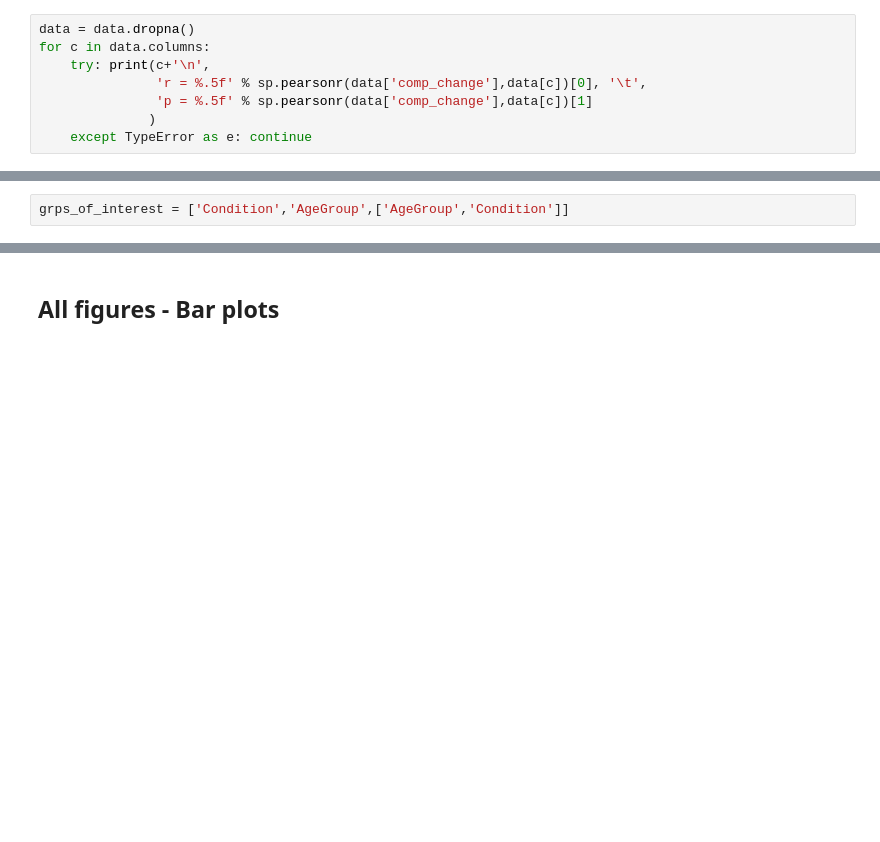
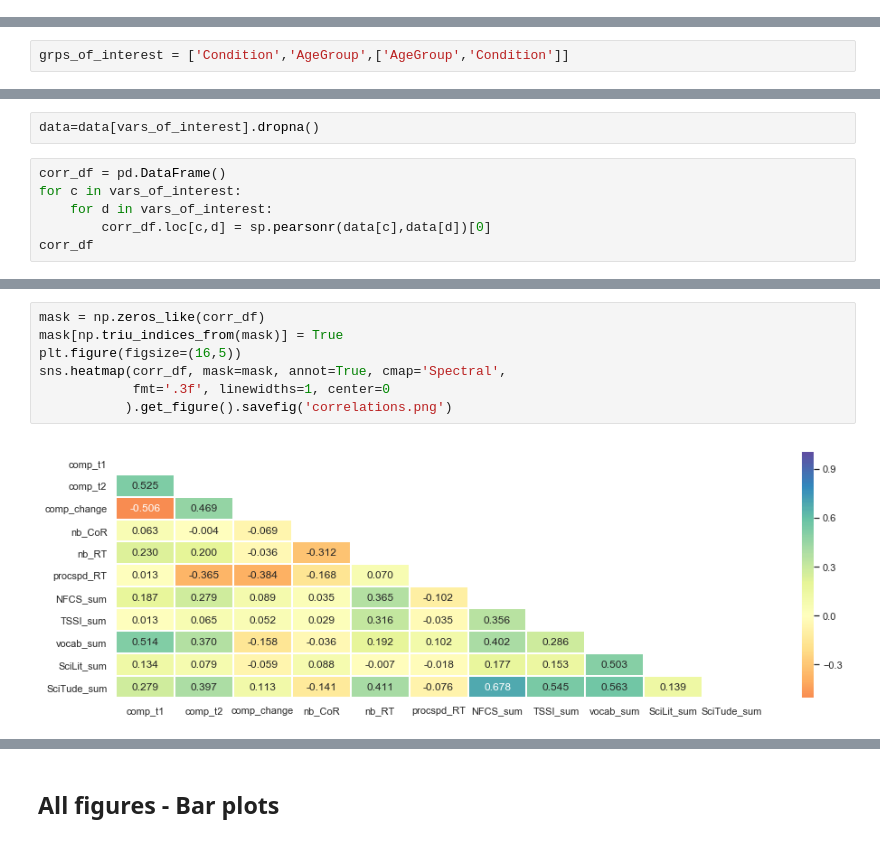
Before and after one commit to lighthall-lab/scilearn, a Jupyter notebook: 1.1.analysis.ipynb, the cells around one changed output, grey strips where cells are left out. Cells and saved outputs as stored; diff of their text form; blank space fills up the shorter version.

Commit message:
data update, testing correlation consistency

```diff
--- a/1.1.analysis.ipynb
+++ b/1.1.analysis.ipynb
@@ -75,8 +69,0 @@ Name: comp_change, dtype: float64
-# %%
-data = data.dropna()
-for c in data.columns:
-    try: print(c+'\n',
-               'r = %.5f' % sp.pearsonr(data['comp_change'],data[c])[0], '\t',
-               'p = %.5f' % sp.pearsonr(data['comp_change'],data[c])[1]
-              )
-    except TypeError as e: continue
@@ -108,0 +83,8 @@ grps_of_interest = ['Condition','AgeGroup',['AgeGroup','Condition']]
+# %%
+data=data[vars_of_interest].dropna()
+# %%
+corr_df = pd.DataFrame()
+for c in vars_of_interest:
+    for d in vars_of_interest:
+        corr_df.loc[c,d] = sp.pearsonr(data[c],data[d])[0]
+corr_df
@@ -108,0 +123,9 @@ grps_of_interest = ['Condition','AgeGroup',['AgeGroup','Condition']]
+# %%
+mask = np.zeros_like(corr_df)
+mask[np.triu_indices_from(mask)] = True
+plt.figure(figsize=(16,5))
+sns.heatmap(corr_df, mask=mask, annot=True, cmap='Spectral',
+            fmt='.3f', linewidths=1, center=0
+           ).get_figure().savefig('correlations.png')
+# %% [output]
+[figure, added]
```
Also changed, not shown: parts of 8 cells of this notebook.
